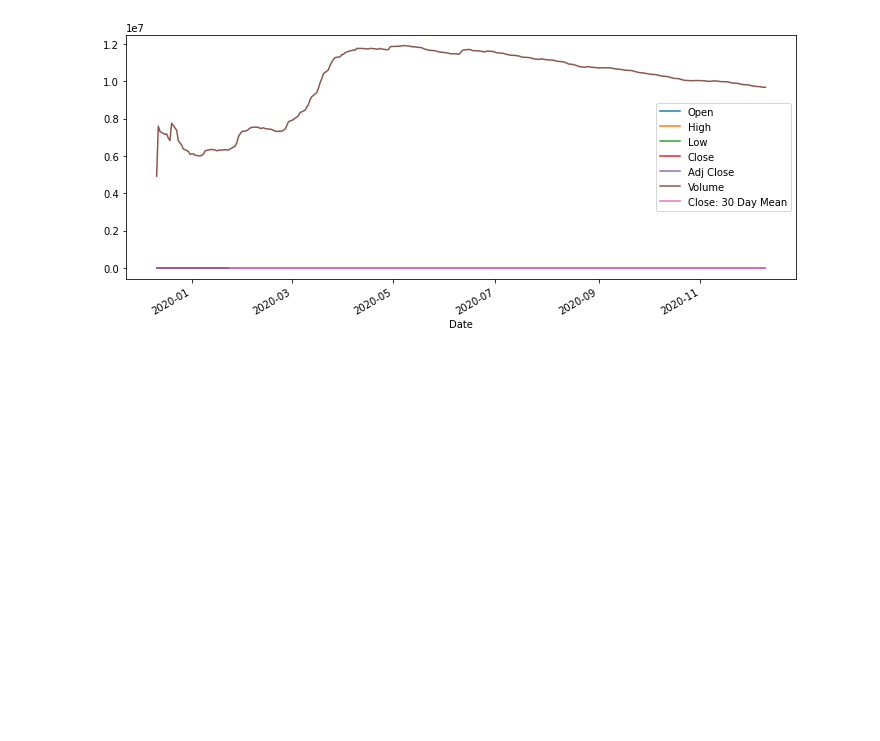
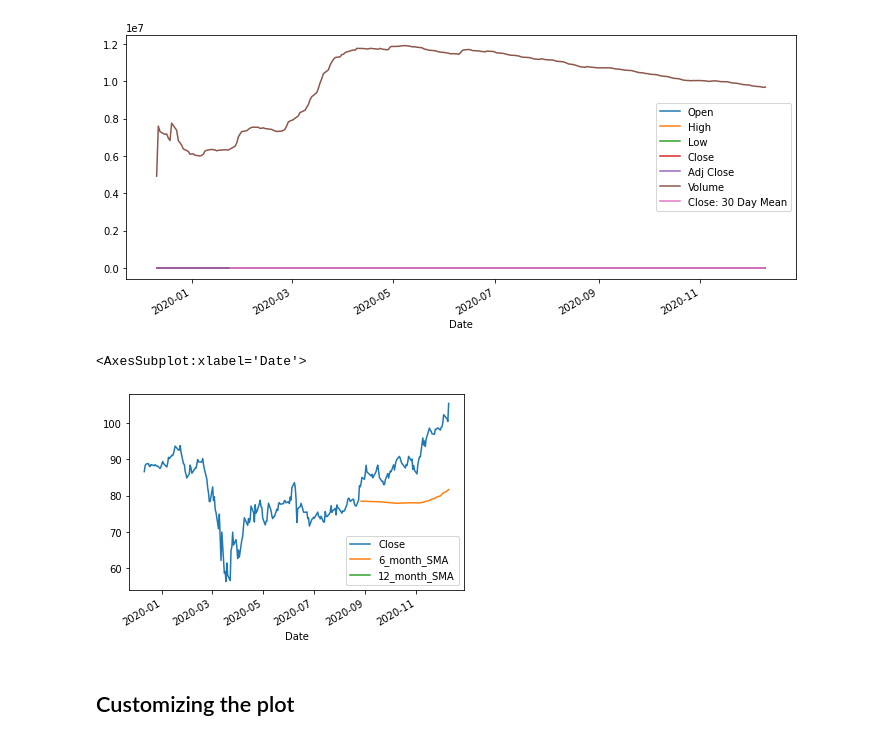
Before and after one commit to tankasalamanisha/TimeSeries, a Jupyter notebook: Basics/TimeSeries with Pandas.ipynb, the cells around one changed output. Drawn from its saved outputs; the diff is of its cells as text; code cells hidden in the pictures; blank space fills up the shorter version.

Commit message:
Visualisation Exercise using Matplotlib

```diff
--- a/Basics/TimeSeries with Pandas.ipynb
+++ b/Basics/TimeSeries with Pandas.ipynb
@@ -137,3 +137,14 @@ df.expanding().mean().plot(figsize=(12,5))
 # %% [output]
 <AxesSubplot:xlabel='Date'>
 [figure]
+# %%
+df['6_month_SMA'] = df['Close'].rolling(window =30*6).mean()
+
+df['12_month_SMA'] = df['Close'].rolling(window = 30*12).mean()
+
+df[['Close', '6_month_SMA','12_month_SMA']].plot()
+# %% [output]
+<AxesSubplot:xlabel='Date'>
+[figure, added]
+# %% [markdown]
+## Customizing the plot
```
Also changed, not shown: parts of 8 cells of this notebook, 2 other files.
